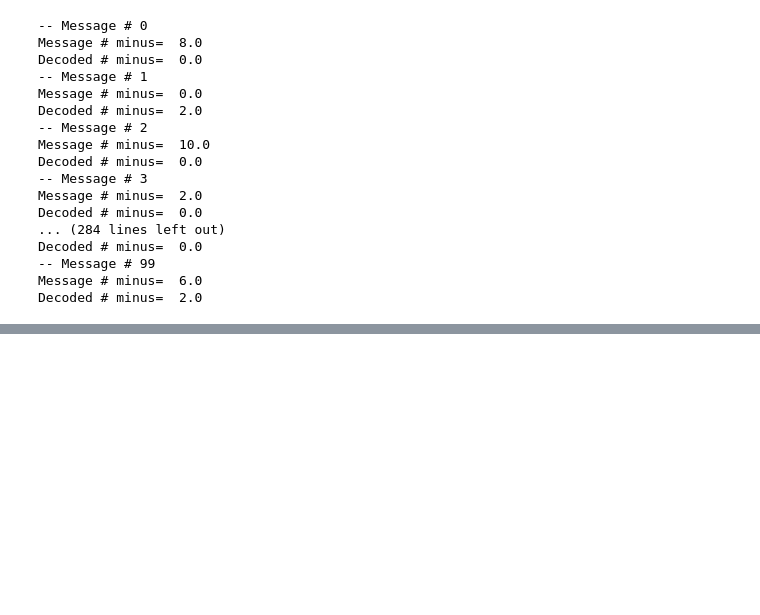
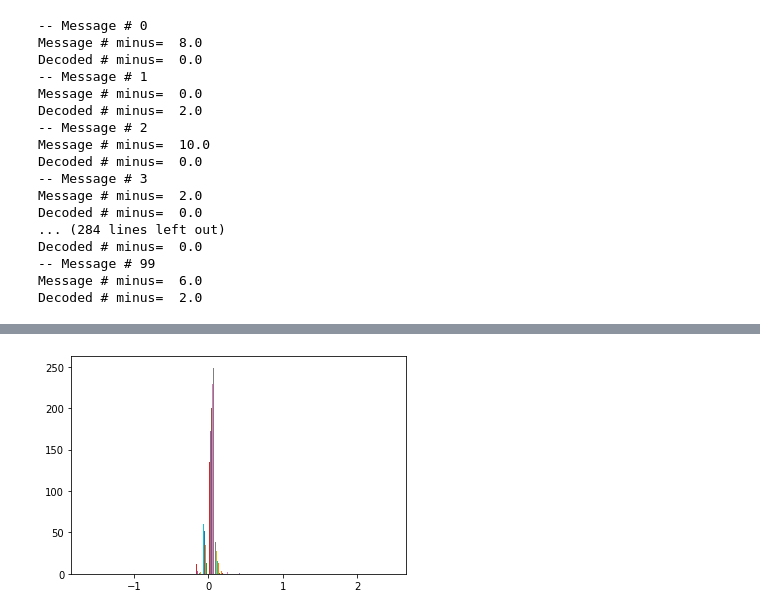
Before and after one commit to rodsveiga/van_error_codes, a Jupyter notebook: over_av_.ipynb, the cells around one changed output, grey strips where cells are left out. Drawn from its saved outputs; the diff is of its cells as text; code cells hidden in the pictures; blank space fills up the shorter version.

```diff
--- a/over_av_.ipynb
+++ b/over_av_.ipynb
@@ -114,0 +248,5 @@ Decoded # minus=  2.0
+# %%
+plt.hist(weights_0.numpy(), bins=50)
+plt.show()
+# %% [output]
+[figure, added]
```
Also changed, not shown: parts of 13 cells of this notebook, 3 other files.
